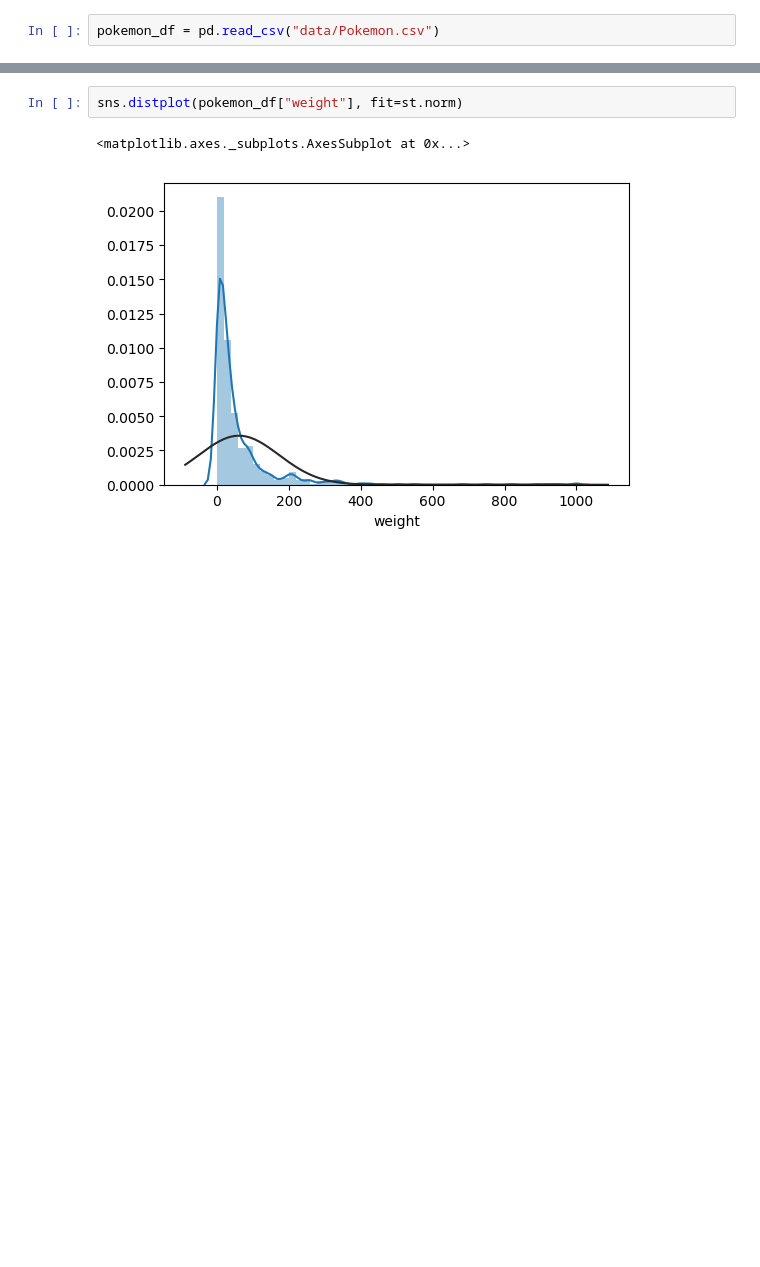
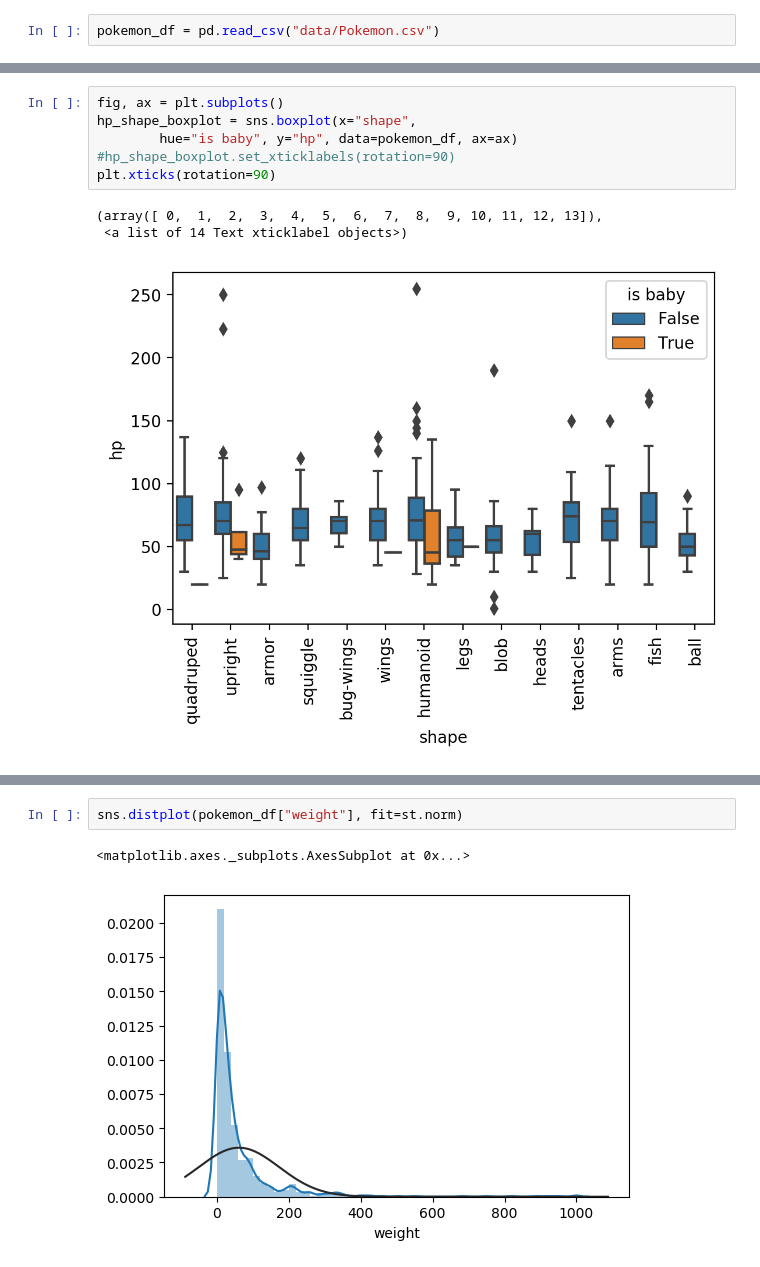
Before and after one commit to zitkat/Data_PYWorking_Pilsen, a Jupyter notebook: 4_vykreslovani.ipynb, the cells around one changed output, grey strips where cells are left out. Cells and saved outputs as stored; diff of their text form; blank space fills up the shorter version.

```diff
--- a/4_vykreslovani.ipynb
+++ b/4_vykreslovani.ipynb
@@ -20,0 +75,10 @@ pokemon_df = pd.read_csv("data/Pokemon.csv")
+# %%
+fig, ax = plt.subplots()
+hp_shape_boxplot = sns.boxplot(x="shape",
+        hue="is baby", y="hp", data=pokemon_df, ax=ax)
+#hp_shape_boxplot.set_xticklabels(rotation=90)
+plt.xticks(rotation=90)
+# %% [output]
+(array([ 0,  1,  2,  3,  4,  5,  6,  7,  8,  9, 10, 11, 12, 13]),
+ <a list of 14 Text xticklabel objects>)
+[figure, added]
```
Also changed, not shown: parts of 8 cells of this notebook, 4 other files.
